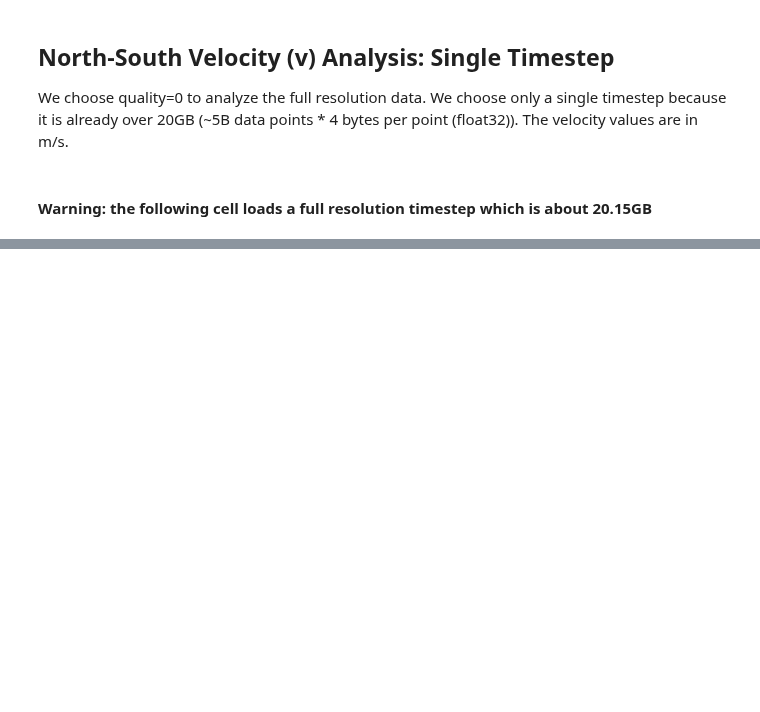
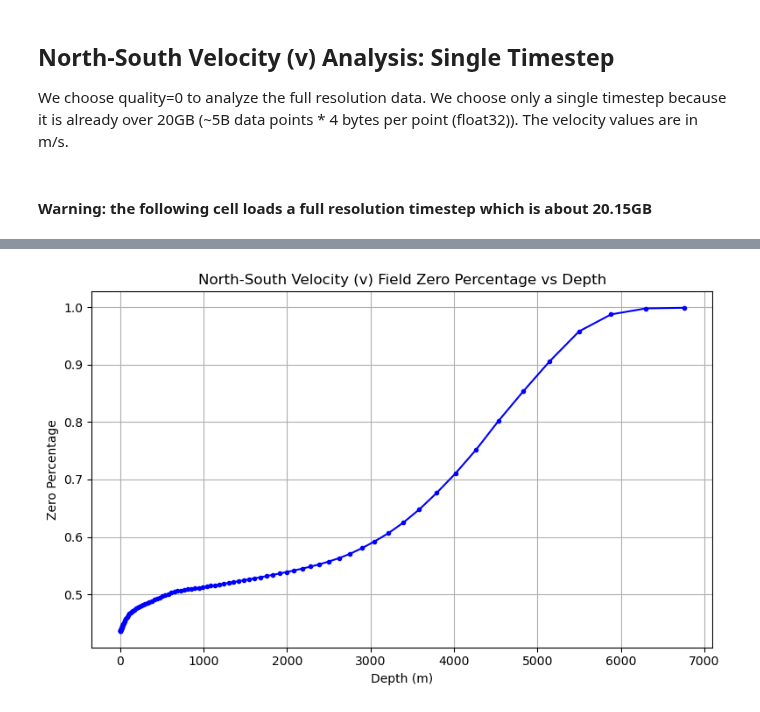
Before and after one commit to jhalloy/SeaView, a Jupyter notebook: llc2160_data_exploration.ipynb, the cells around one changed output, grey strips where cells are left out. Saved outputs shown, nothing was run; the diff lists cells and outputs as text; code cells hidden in the pictures; blank space fills up the shorter version.

Commit message:
Add north-south velocity analysis

```diff
--- a/llc2160_data_exploration.ipynb
+++ b/llc2160_data_exploration.ipynb
@@ -230,3 +233,5 @@ plt.show()
 We choose quality=0 to analyze the full resolution data. We choose only a single timestep because it is already over 20GB (~5B data points * 4 bytes per point (float32)). The velocity values are in m/s.
 # %% [markdown]
 #### Warning: the following cell loads a full resolution timestep which is about 20.15GB
+# %%
+v_data = dbs['v'].db.read(time=0, quality=0)
@@ -232,0 +249,6 @@ We choose quality=0 to analyze the full resolution data. We choose only a single
+# %%
+zero_count = np.sum((v_data == 0).astype(np.uint32)) # cast to uint32 to prevent integer overflow
+percentage_zero_points = zero_count/v_data.size
+print(f"Total zero values: {zero_count}")
+print(f"Total values: {v_data.size}")
+print(f"Percentage zero values of all data points: {percentage_zero_points}")
@@ -232,0 +303,7 @@ We choose quality=0 to analyze the full resolution data. We choose only a single
+# %%
+zero_percentages = []
+total_count = v_data[0].size
+# create zero_percentages list with percentage of data points equal to zero for each depth slice
+for depth in range(v_data.shape[0]):
+    zero_count = np.sum(v_data[depth]==0)
+    zero_percentages.append(zero_count/total_count)
@@ -232,0 +312,12 @@ We choose quality=0 to analyze the full resolution data. We choose only a single
+# %%
+# plot the zero percentages across depth
+plt.figure(figsize=(8, 5))
+plt.plot(depth_levels, zero_percentages, marker='o', linestyle='-', color='blue', ms=3)
+plt.xlabel("Depth (m)")
+plt.ylabel("Zero Percentage")
+plt.title("North-South Velocity (v) Field Zero Percentage vs Depth")
+plt.grid(True)
+plt.tight_layout()
+plt.show()
+# %% [output]
+[figure, added]
```
Also changed, not shown: parts of 13 cells of this notebook.
